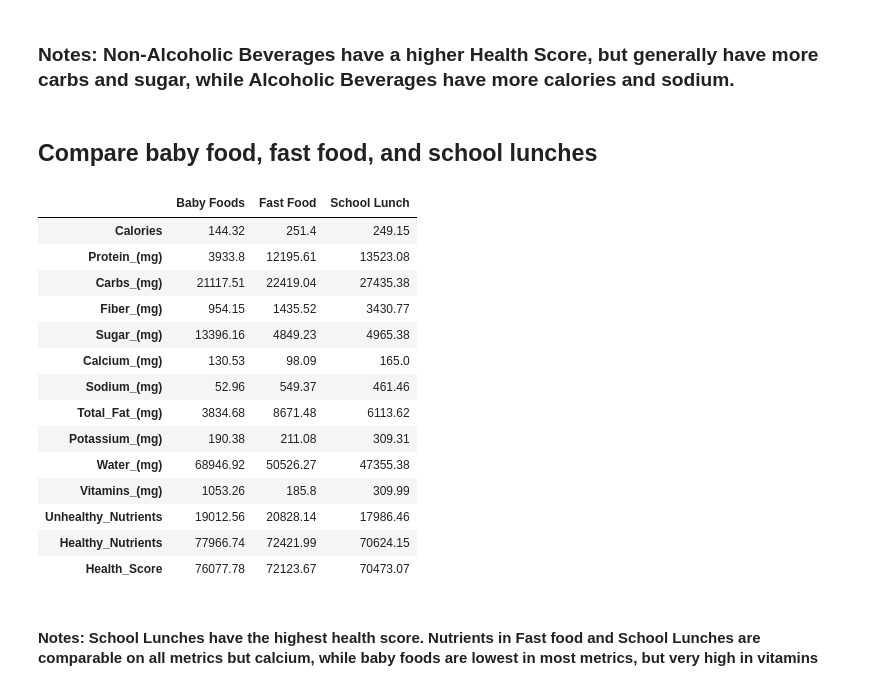
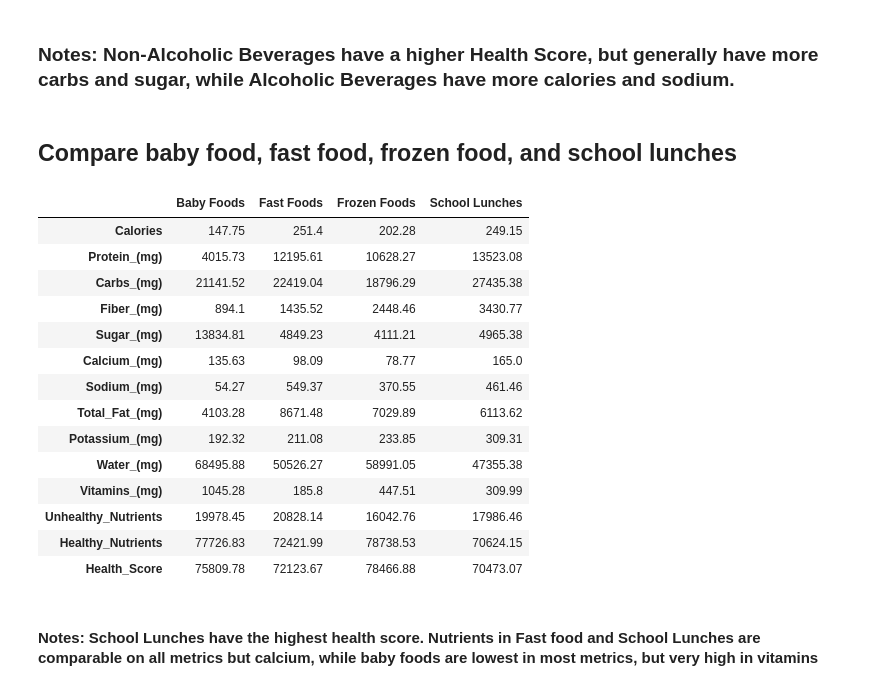
Before and after one commit to Dylanbbenson/Food_Nutrition_Analysis, a Jupyter notebook: Food_Nutrition_Analysis.ipynb, the cells around one changed output. Drawn from its saved outputs; the diff is of its cells as text; code cells hidden in the pictures.

```diff
--- a/Food_Nutrition_Analysis.ipynb
+++ b/Food_Nutrition_Analysis.ipynb
@@ -321,33 +337,33 @@ beverage_averages
 # %% [markdown]
 ### Notes: Non-Alcoholic Beverages have a higher Health Score, but generally have more carbs and sugar, while Alcoholic Beverages have more calories and sodium.
 # %% [markdown]
-## Compare baby food, fast food, and school lunches
+## Compare baby food, fast food, frozen food, and school lunches
 # %%
 #combine averages and transpose the data
-bf_ff_sl_averages = pd.concat([babyfoods_average, fast_food_average, school_lunches_average])
+bf_ff_sl_averages = pd.concat([babyfoods_average, fast_food_average, frozen_food_average, school_lunches_average])
 bf_ff_sl_averages = bf_ff_sl_averages.transpose()
-bf_ff_sl_averages.columns = ('Baby Foods', 'Fast Food', 'School Lunch')
+bf_ff_sl_averages.columns = ('Baby Foods', 'Fast Foods', 'Frozen Foods', 'School Lunches')
 bf_ff_sl_averages
 
 #drop first two rows
 bf_ff_sl_averages = bf_ff_sl_averages.iloc[2:]
 
 bf_ff_sl_averages
 # %% [output]
-|  | Baby Foods | Fast Food | School Lunch |
-| Calories | 144.32 | 251.4 | 249.15 |
-| Protein_(mg) | 3933.8 | 12195.61 | 13523.08 |
-| Carbs_(mg) | 21117.51 | 22419.04 | 27435.38 |
-| Fiber_(mg) | 954.15 | 1435.52 | 3430.77 |
-| Sugar_(mg) | 13396.16 | 4849.23 | 4965.38 |
-| Calcium_(mg) | 130.53 | 98.09 | 165.0 |
-| Sodium_(mg) | 52.96 | 549.37 | 461.46 |
-| Total_Fat_(mg) | 3834.68 | 8671.48 | 6113.62 |
-| Potassium_(mg) | 190.38 | 211.08 | 309.31 |
-| Water_(mg) | 68946.92 | 50526.27 | 47355.38 |
-| Vitamins_(mg) | 1053.26 | 185.8 | 309.99 |
-| Unhealthy_Nutrients | 19012.56 | 20828.14 | 17986.46 |
-| Healthy_Nutrients | 77966.74 | 72421.99 | 70624.15 |
-| Health_Score | 76077.78 | 72123.67 | 70473.07 |
+|  | Baby Foods | Fast Foods | Frozen Foods | School Lunches |
+| Calories | 147.75 | 251.4 | 202.28 | 249.15 |
+| Protein_(mg) | 4015.73 | 12195.61 | 10628.27 | 13523.08 |
+| Carbs_(mg) | 21141.52 | 22419.04 | 18796.29 | 27435.38 |
+| Fiber_(mg) | 894.1 | 1435.52 | 2448.46 | 3430.77 |
+| Sugar_(mg) | 13834.81 | 4849.23 | 4111.21 | 4965.38 |
+| Calcium_(mg) | 135.63 | 98.09 | 78.77 | 165.0 |
+| Sodium_(mg) | 54.27 | 549.37 | 370.55 | 461.46 |
+| Total_Fat_(mg) | 4103.28 | 8671.48 | 7029.89 | 6113.62 |
+| Potassium_(mg) | 192.32 | 211.08 | 233.85 | 309.31 |
+| Water_(mg) | 68495.88 | 50526.27 | 58991.05 | 47355.38 |
+| Vitamins_(mg) | 1045.28 | 185.8 | 447.51 | 309.99 |
+| Unhealthy_Nutrients | 19978.45 | 20828.14 | 16042.76 | 17986.46 |
+| Healthy_Nutrients | 77726.83 | 72421.99 | 78738.53 | 70624.15 |
+| Health_Score | 75809.78 | 72123.67 | 78466.88 | 70473.07 |
 # %% [markdown]
 #### Notes: School Lunches have the highest health score. Nutrients in Fast food and School Lunches are comparable on all metrics but calcium, while baby foods are lowest in most metrics, but very high in vitamins
```
Also changed, not shown: parts of 25 cells of this notebook, 1 other file.
